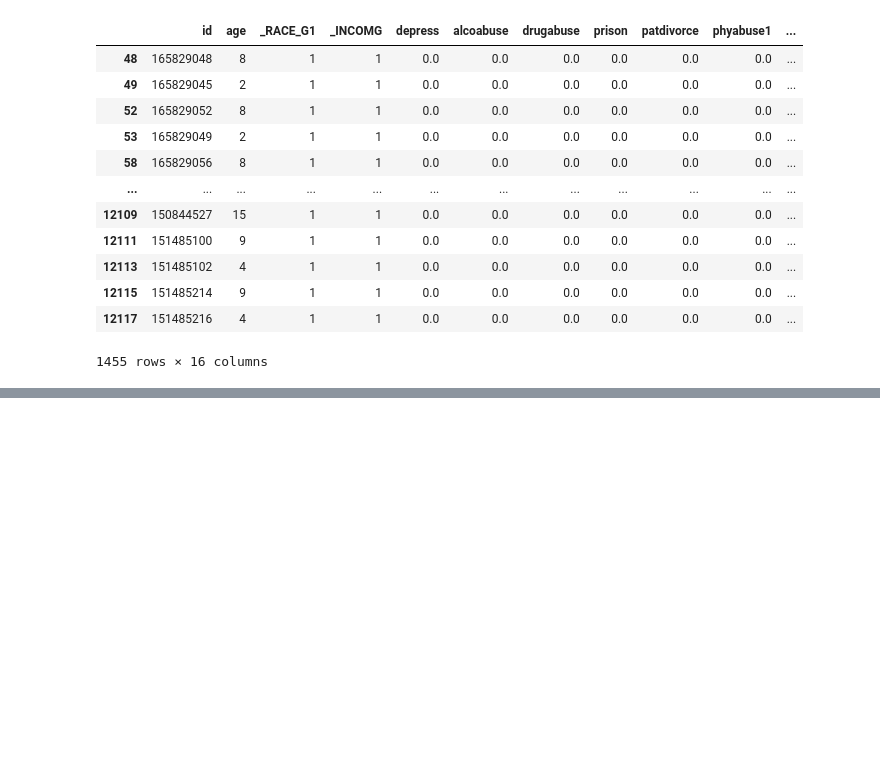
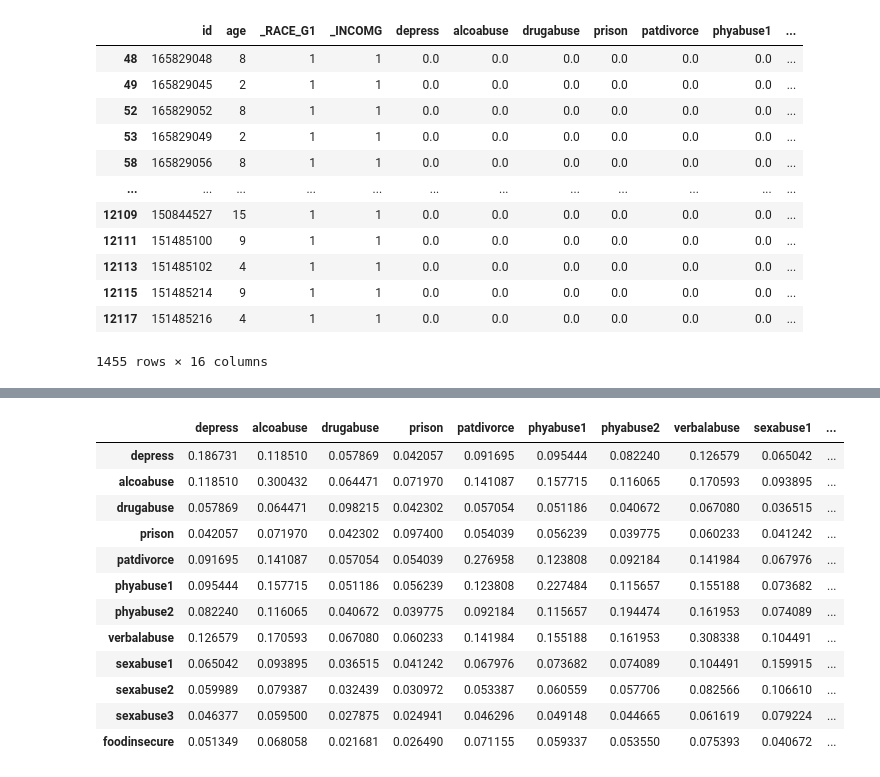
Before and after one commit to Paeans/ace.simulator, a Jupyter notebook: ace_model/howto-transmit-model.ipynb, the cells around one changed output, grey strips where cells are left out. Drawn from its saved outputs; the diff is of its cells as text; code cells hidden in the pictures; blank space fills up the shorter version.

```diff
--- a/ace_model/howto-transmit-model.ipynb
+++ b/ace_model/howto-transmit-model.ipynb
@@ -177,0 +198,18 @@ bst_result[bst_result.age < 18]
+# %%
+bst_result_bf = bfs_data(bst_result)
+# %%
+bst_result_bf.get_prop_mat(1,1)['pr']
+# %% [output]
+|  | depress | alcoabuse | drugabuse | prison | patdivorce | phyabuse1 | phyabuse2 | verbalabuse | sexabuse1 | ... |
+| depress | 0.186731 | 0.118510 | 0.057869 | 0.042057 | 0.091695 | 0.095444 | 0.082240 | 0.126579 | 0.065042 | ... |
+| alcoabuse | 0.118510 | 0.300432 | 0.064471 | 0.071970 | 0.141087 | 0.157715 | 0.116065 | 0.170593 | 0.093895 | ... |
+| drugabuse | 0.057869 | 0.064471 | 0.098215 | 0.042302 | 0.057054 | 0.051186 | 0.040672 | 0.067080 | 0.036515 | ... |
+| prison | 0.042057 | 0.071970 | 0.042302 | 0.097400 | 0.054039 | 0.056239 | 0.039775 | 0.060233 | 0.041242 | ... |
+| patdivorce | 0.091695 | 0.141087 | 0.057054 | 0.054039 | 0.276958 | 0.123808 | 0.092184 | 0.141984 | 0.067976 | ... |
+| phyabuse1 | 0.095444 | 0.157715 | 0.051186 | 0.056239 | 0.123808 | 0.227484 | 0.115657 | 0.155188 | 0.073682 | ... |
+| phyabuse2 | 0.082240 | 0.116065 | 0.040672 | 0.039775 | 0.092184 | 0.115657 | 0.194474 | 0.161953 | 0.074089 | ... |
+| verbalabuse | 0.126579 | 0.170593 | 0.067080 | 0.060233 | 0.141984 | 0.155188 | 0.161953 | 0.308338 | 0.104491 | ... |
+| sexabuse1 | 0.065042 | 0.093895 | 0.036515 | 0.041242 | 0.067976 | 0.073682 | 0.074089 | 0.104491 | 0.159915 | ... |
+| sexabuse2 | 0.059989 | 0.079387 | 0.032439 | 0.030972 | 0.053387 | 0.060559 | 0.057706 | 0.082566 | 0.106610 | ... |
+| sexabuse3 | 0.046377 | 0.059500 | 0.027875 | 0.024941 | 0.046296 | 0.049148 | 0.044665 | 0.061619 | 0.079224 | ... |
+| foodinsecure | 0.051349 | 0.068058 | 0.021681 | 0.026490 | 0.071155 | 0.059337 | 0.053550 | 0.075393 | 0.040672 | ... |
```
Also changed, not shown: parts of 12 cells of this notebook, 1 other file.
